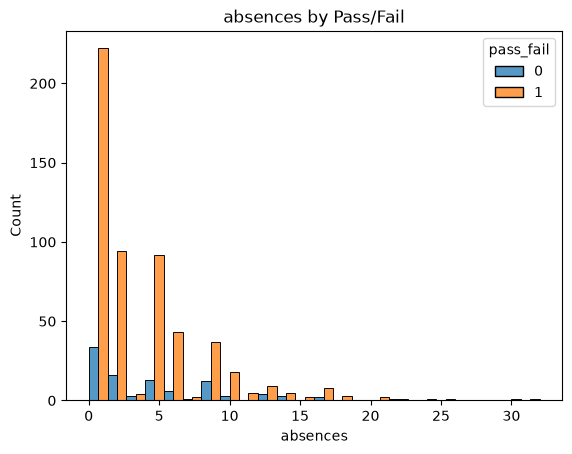
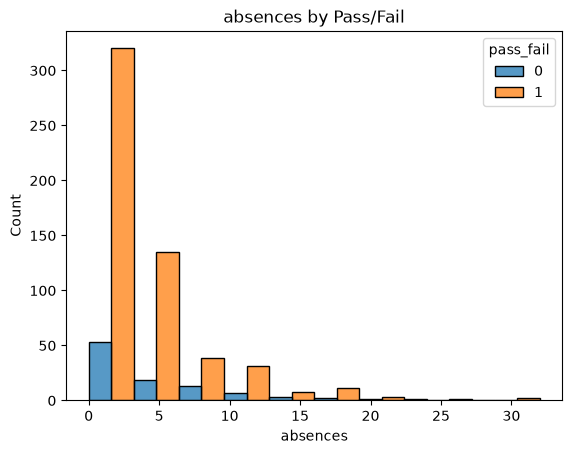
Code edit (unified diff) that turned the first committed figure into the second:
--- before
+++ after
@@ -20,5 +20,8 @@
 
 for feature in key_features:
-    sns.histplot(data=df, x=feature, hue='pass_fail', multiple='dodge')
+    if feature == 'absences':
+        sns.histplot(data=df, x=feature, hue='pass_fail', multiple='dodge', bins=10)
+    else:
+        sns.histplot(data=df, x=feature, hue='pass_fail', multiple='dodge')
     plt.title(f'{feature} by Pass/Fail')
     plt.show()

Commit: Add files via upload